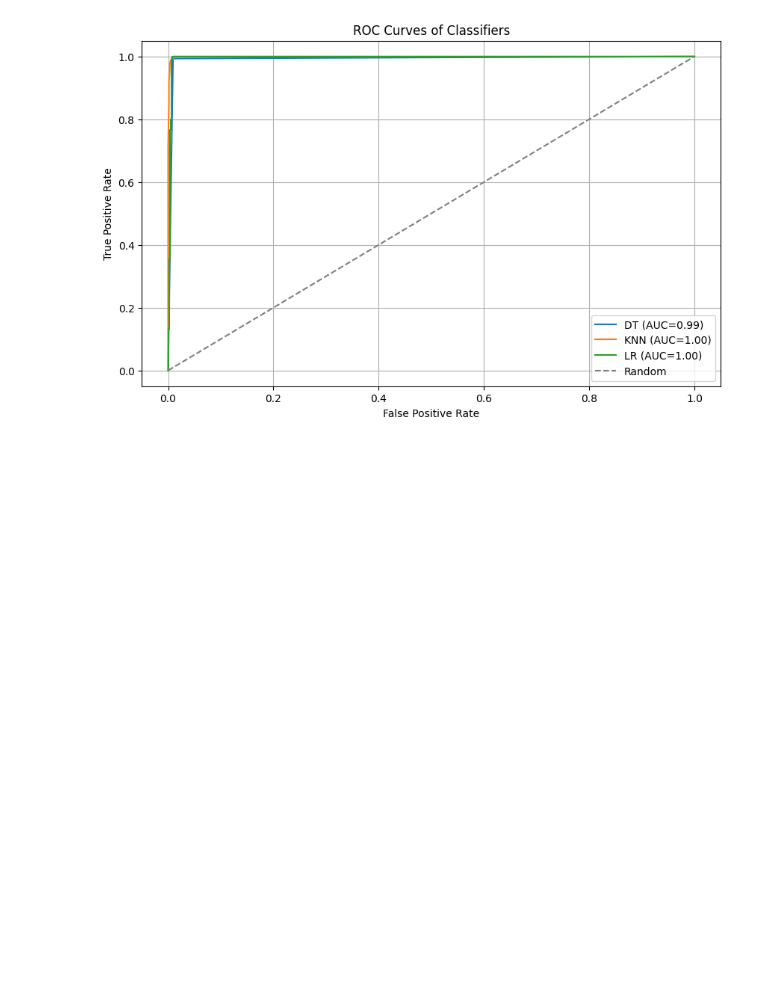
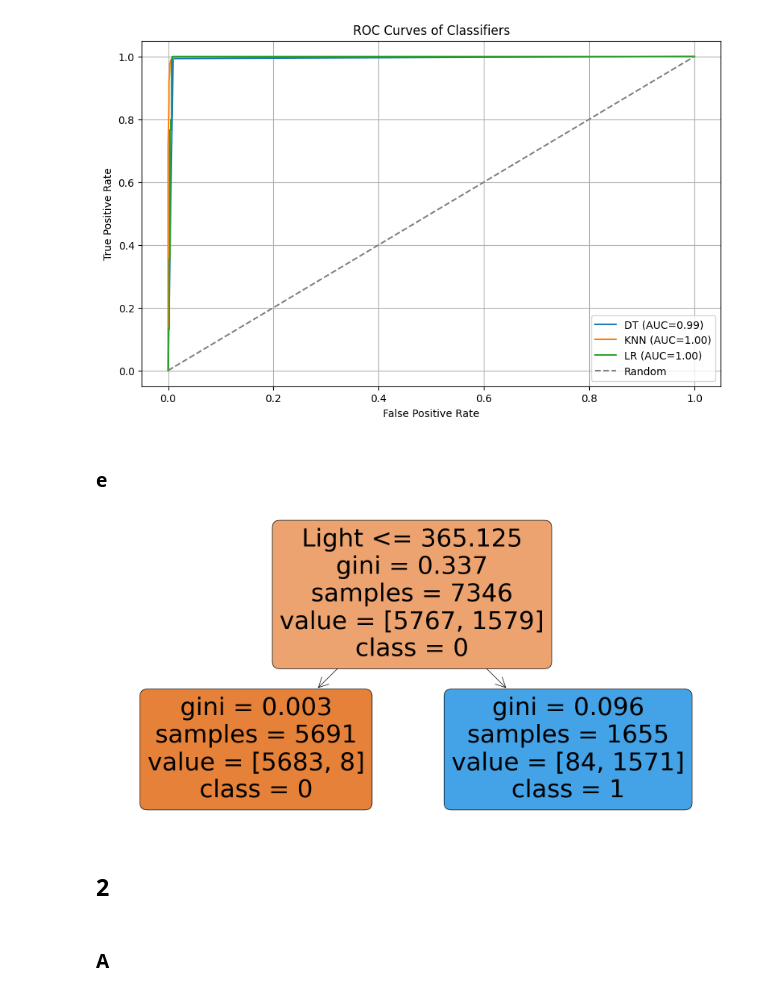
Before and after one commit to callnoah2/Data_Assn7, a Jupyter notebook: Code/Assignment7.ipynb, the cells around one changed output. Saved outputs shown, nothing was run; the diff lists cells and outputs as text; code cells hidden in the pictures; blank space fills up the shorter version.

```diff
--- a/Code/Assignment7.ipynb
+++ b/Code/Assignment7.ipynb
@@ -187,3 +187,23 @@ Confusion Matrix for Logistic Regression (LR):
  [  0 150]]
 [figure]
 [figure]
+# %% [markdown]
+### e
+# %%
+from sklearn.tree import plot_tree
+import matplotlib.pyplot as plt
+
+# Plot the decision tree
+plt.figure(figsize=(20, 10))
+
+# Use the plot_tree function to visualize the decision tree
+plot_tree(dt_model, filled=True, feature_names=X.columns, class_names=['0', '1'], rounded=True)
+
+# Show the plot
+plt.show()
+# %% [output]
+[figure, added]
+# %% [markdown]
+## 2
+# %% [markdown]
+### A
```
Also changed, not shown: parts of 5 cells of this notebook.
